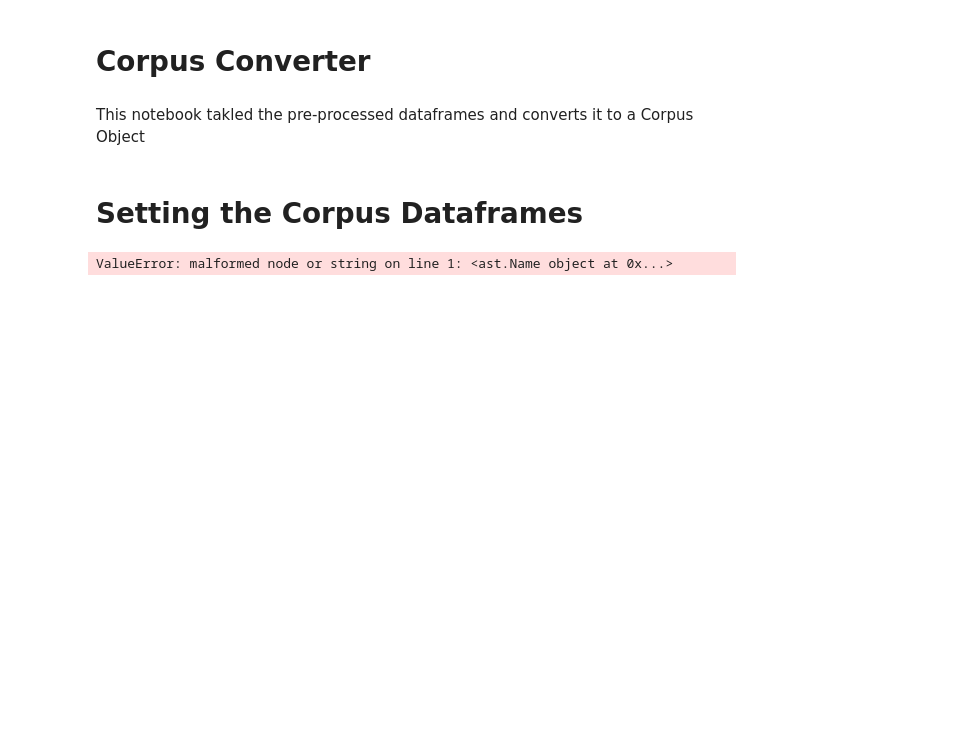
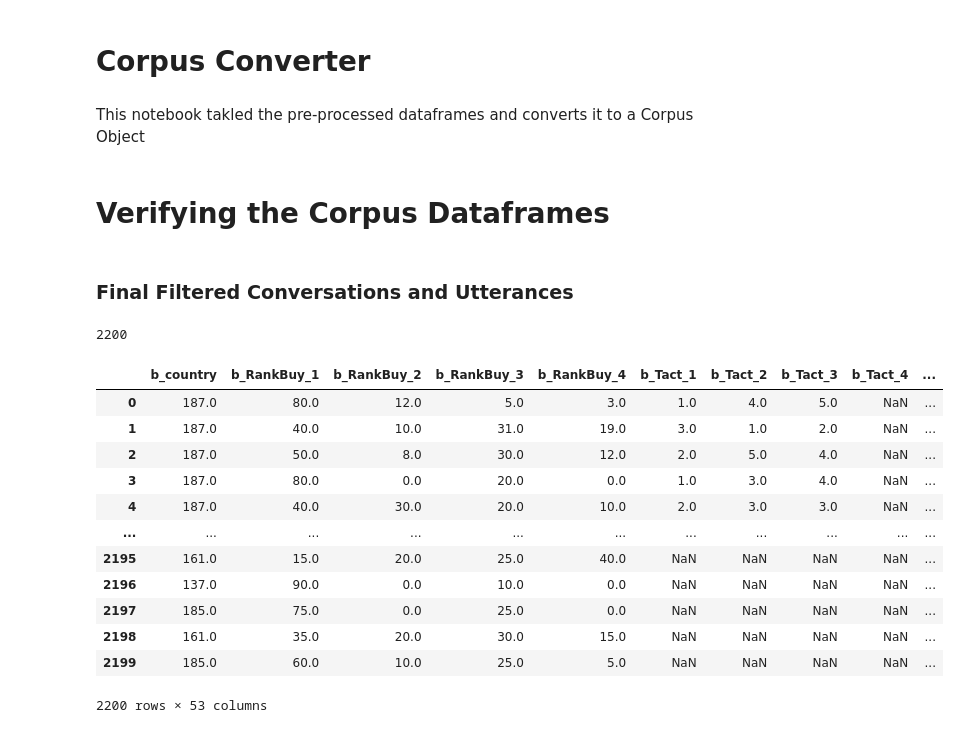
Before and after one commit to mishkin101/ConvoKit_Disputes, a Jupyter notebook: src/corpus_converter.ipynb, the cells around one changed output. Saved outputs shown, nothing was run; the diff lists cells and outputs as text; code cells hidden in the pictures; blank space fills up the shorter version.

```diff
--- a/src/corpus_converter.ipynb
+++ b/src/corpus_converter.ipynb
@@ -15,13 +25,26 @@ from modules.DataPreprocesser import DataPreprocesser
 # %% [markdown]
 This notebook takled the pre-processed dataframes and converts it to a Corpus Object
 # %% [markdown]
-# Setting the Corpus Dataframes
+# Verifying the Corpus Dataframes
+# %% [markdown]
+### Final Filtered Conversations and Utterances
 # %%
 filepath = "/Users/mishkin/Desktop/Research/Convo_Kit/ConvoKit_Disputes/data/preprocessed_dyads.csv"
 
 final_data = DataPreprocesser(filepath)
-
-
-display(final_data.getDataframe())
+final_data.getDataframe()
 # %% [output]
-ValueError: malformed node or string on line 1: <ast.Name object at 0x...>
+2200
+|  | b_country | b_RankBuy_1 | b_RankBuy_2 | b_RankBuy_3 | b_RankBuy_4 | b_Tact_1 | b_Tact_2 | b_Tact_3 | b_Tact_4 | ... |
+| 0 | 187.0 | 80.0 | 12.0 | 5.0 | 3.0 | 1.0 | 4.0 | 5.0 | NaN | ... |
+| 1 | 187.0 | 40.0 | 10.0 | 31.0 | 19.0 | 3.0 | 1.0 | 2.0 | NaN | ... |
+| 2 | 187.0 | 50.0 | 8.0 | 30.0 | 12.0 | 2.0 | 5.0 | 4.0 | NaN | ... |
+| 3 | 187.0 | 80.0 | 0.0 | 20.0 | 0.0 | 1.0 | 3.0 | 4.0 | NaN | ... |
+| 4 | 187.0 | 40.0 | 30.0 | 20.0 | 10.0 | 2.0 | 3.0 | 3.0 | NaN | ... |
+| ... | ... | ... | ... | ... | ... | ... | ... | ... | ... | ... |
+| 2195 | 161.0 | 15.0 | 20.0 | 25.0 | 40.0 | NaN | NaN | NaN | NaN | ... |
+| 2196 | 137.0 | 90.0 | 0.0 | 10.0 | 0.0 | NaN | NaN | NaN | NaN | ... |
+| 2197 | 185.0 | 75.0 | 0.0 | 25.0 | 0.0 | NaN | NaN | NaN | NaN | ... |
+| 2198 | 161.0 | 35.0 | 20.0 | 30.0 | 15.0 | NaN | NaN | NaN | NaN | ... |
+| 2199 | 185.0 | 60.0 | 10.0 | 25.0 | 5.0 | NaN | NaN | NaN | NaN | ... |
+2200 rows × 53 columns
```
Also changed, not shown: parts of 6 cells of this notebook, 6 other files.
